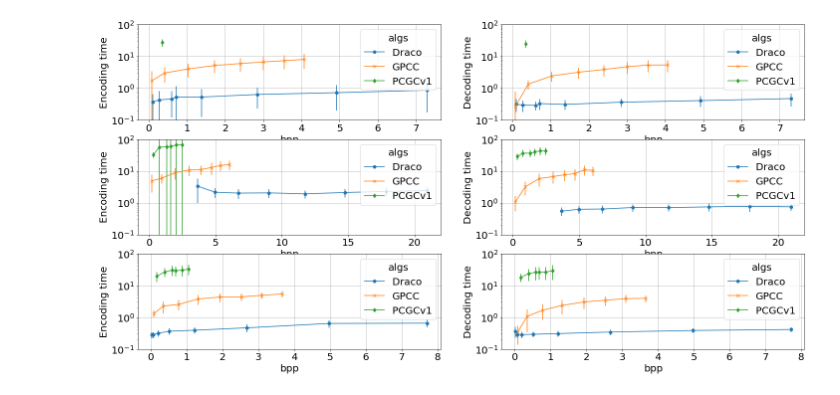
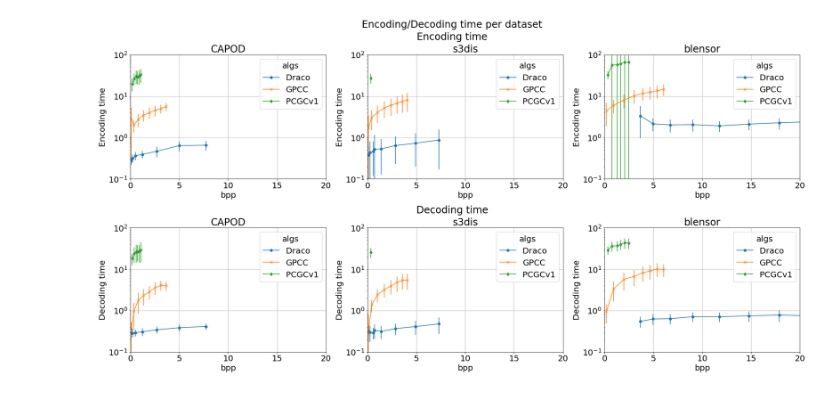
Before and after one commit to branislavjenco/thesis-code, a Jupyter notebook: pccarena_results.ipynb, the cells around one changed output. Drawn from its saved outputs; the diff is of its cells as text; code cells hidden in the pictures.

```diff
--- a/pccarena_results.ipynb
+++ b/pccarena_results.ipynb
@@ -64,47 +161,55 @@ fig.savefig("plots/pcc_acd.png", bbox_inches='tight', pad_inches=1)
 # %%
 # try to recreate the metric/bpp graphs from the paper
 # encoding time to bpp per algorithm
 summary = pd.read_csv("../PCCArena/experiments/summary.csv")
 
-datasets = ["s3dis", "blensor", "CAPOD"]
+datasets = ["CAPOD", "s3dis", "blensor"]
 
 col2label = {
     "encT": "Encoding time",
     "decT": "Decoding time"
 }
 
 relevant_cols = list(col2label.keys())
-
-fig, axes = plt.subplots(nrows=len(datasets), ncols=len(relevant_cols))
+fig = plt.figure(constrained_layout=True)
 fig.set_figwidth(24)
 fig.set_figheight(12)
+fig.tight_layout()
+fig.suptitle("Encoding/Decoding time per dataset")
+subfigs = fig.subfigures(nrows=len(relevant_cols), ncols=1)
+
 
 alg2marker = {
     "Draco": "o",
     "GPCC": "x",
-    "PCGCv1": "d"
+    "PCGCv1": "d",
+    "PCGCv2": "d",
+    "GeoCNNv1": "x",
+    "GeoCNNv2": "^"
 }
+for i, subfig in enumerate(subfigs):
+    col = relevant_cols[i]
+    axs = subfig.subplots(nrows=1, ncols=len(datasets))
+    subfig.suptitle(f'{col2label[col]}')
+    for j, ax in enumerate(axs):
+        dataset = datasets[j]
+        filtered = summary[summary.datasets == dataset]
+        groups = filtered.groupby(['algs', 'rate'])
+        means = groups.mean()
+        std = groups.std()
+        std["bpp"] = means["bpp"]
 
-for i, dataset in enumerate(datasets):
-    filtered = summary[summary.datasets == dataset]
-    filtered = filtered[relevant_cols + ["algs", "rate", "bpp"]]
-
-    groups = filtered.groupby(['algs', 'rate'])
-    means = groups.mean()
-    std = groups.std()
-    std["bpp"] = means["bpp"]
+        means = means.reset_index()
+        std = std.reset_index()
 
 
-    means = means.reset_index()
-    std = std.reset_index()
 
-    for j, col in enumerate(relevant_cols):
         for alg in ['Draco', 'GPCC', 'PCGCv1']:
             _means = means[means["algs"] == alg]
             _std = std[std["algs"] == alg]
             pivoted_means = _means.pivot(index='bpp', columns='algs', values=col)
             pivoted_std = _std.pivot(index='bpp', columns='algs', values=col)
-            pivoted_means.plot(ax=axes[i, j],kind="line", yerr=pivoted_std, marker=alg2marker[alg], ylabel=col2label[col], logy=True, grid=True, ylim=(0.1, 100))
-fig.savefig("plots/pcc_enc_dec.png", bbox_inches='tight', pad_inches=1)
+            pivoted_means.plot(ax=ax,kind="line",title=dataset, yerr=pivoted_std, marker=alg2marker[alg],xlim=(0,20), ylabel=col2label[col], logy=True, grid=True, ylim=(0.1, 100))
+# fig.savefig("plots/pcc_enc_dec.png", bbox_inches='tight', pad_inches=1)
 # %% [output]
-[figure, old version]
+[figure, new version]
```
Also changed, not shown: parts of 2 cells of this notebook.
